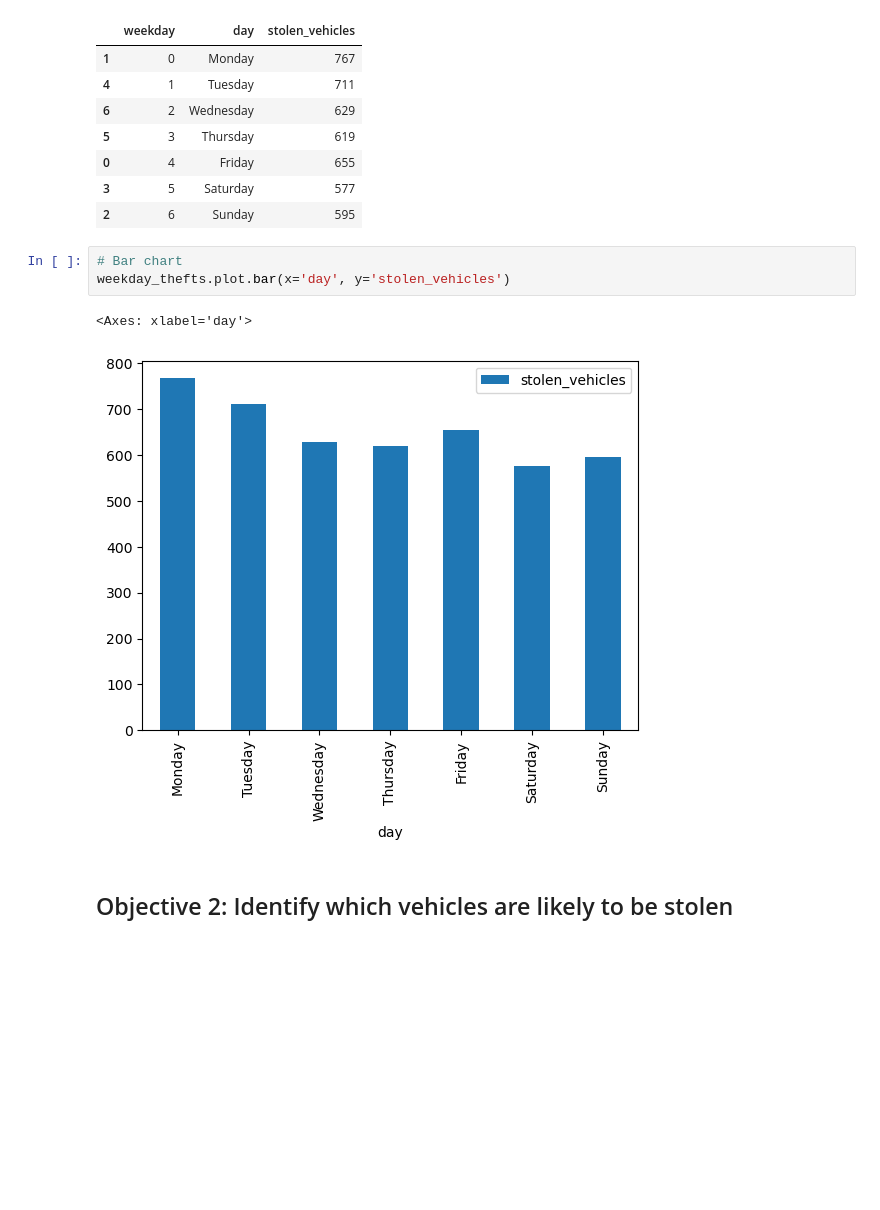
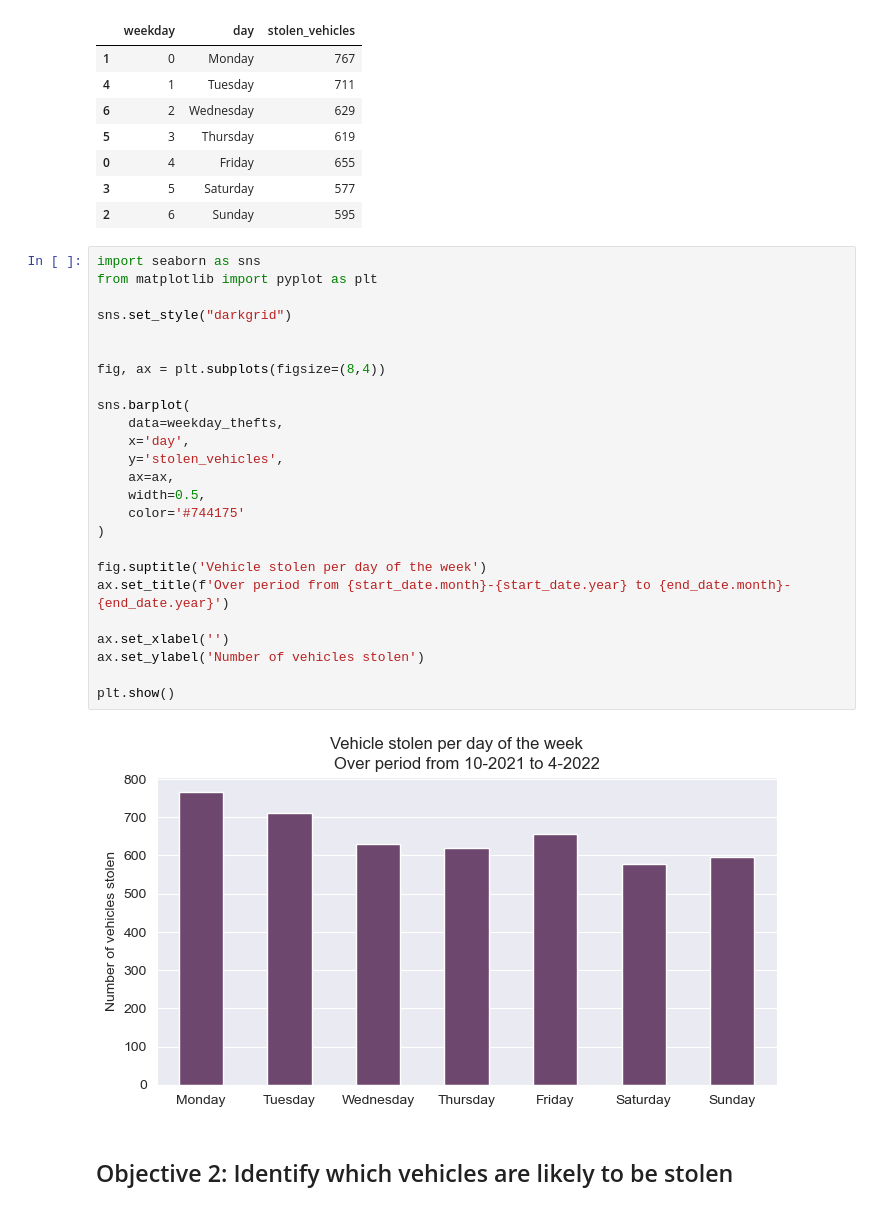
Before and after one commit to benoitchamot/VehicleTheftAnalysis, a Jupyter notebook: EDA/Analysis.ipynb, the cells around one changed output. Drawn from its saved outputs; the diff is of its cells as text; blank space fills up the shorter version.

```diff
--- a/EDA/Analysis.ipynb
+++ b/EDA/Analysis.ipynb
@@ -115,12 +126,33 @@ weekday_thefts
 | 0 | 4 | Friday | 655 |
 | 3 | 5 | Saturday | 577 |
 | 2 | 6 | Sunday | 595 |
-# %%
-# Bar chart
-weekday_thefts.plot.bar(x='day', y='stolen_vehicles')
-# %% [output]
-<Axes: xlabel='day'>
-[figure, removed]
+# %%
+import seaborn as sns
+from matplotlib import pyplot as plt
+
+sns.set_style("darkgrid")
+
+
+fig, ax = plt.subplots(figsize=(8,4))
+
+sns.barplot(
+    data=weekday_thefts,
+    x='day',
+    y='stolen_vehicles',
+    ax=ax,
+    width=0.5,
+    color='#744175'
+)
+
+fig.suptitle('Vehicle stolen per day of the week')
+ax.set_title(f'Over period from {start_date.month}-{start_date.year} to {end_date.month}-{end_date.year}')
+
+ax.set_xlabel('')
+ax.set_ylabel('Number of vehicles stolen')
+
+plt.show()
+# %% [output]
+[figure, added]
 # %% [markdown]
 ## Objective 2: Identify which vehicles are likely to be stolen
 # %% [markdown]
```
Also changed, not shown: parts of 26 cells of this notebook, 13 other files.
